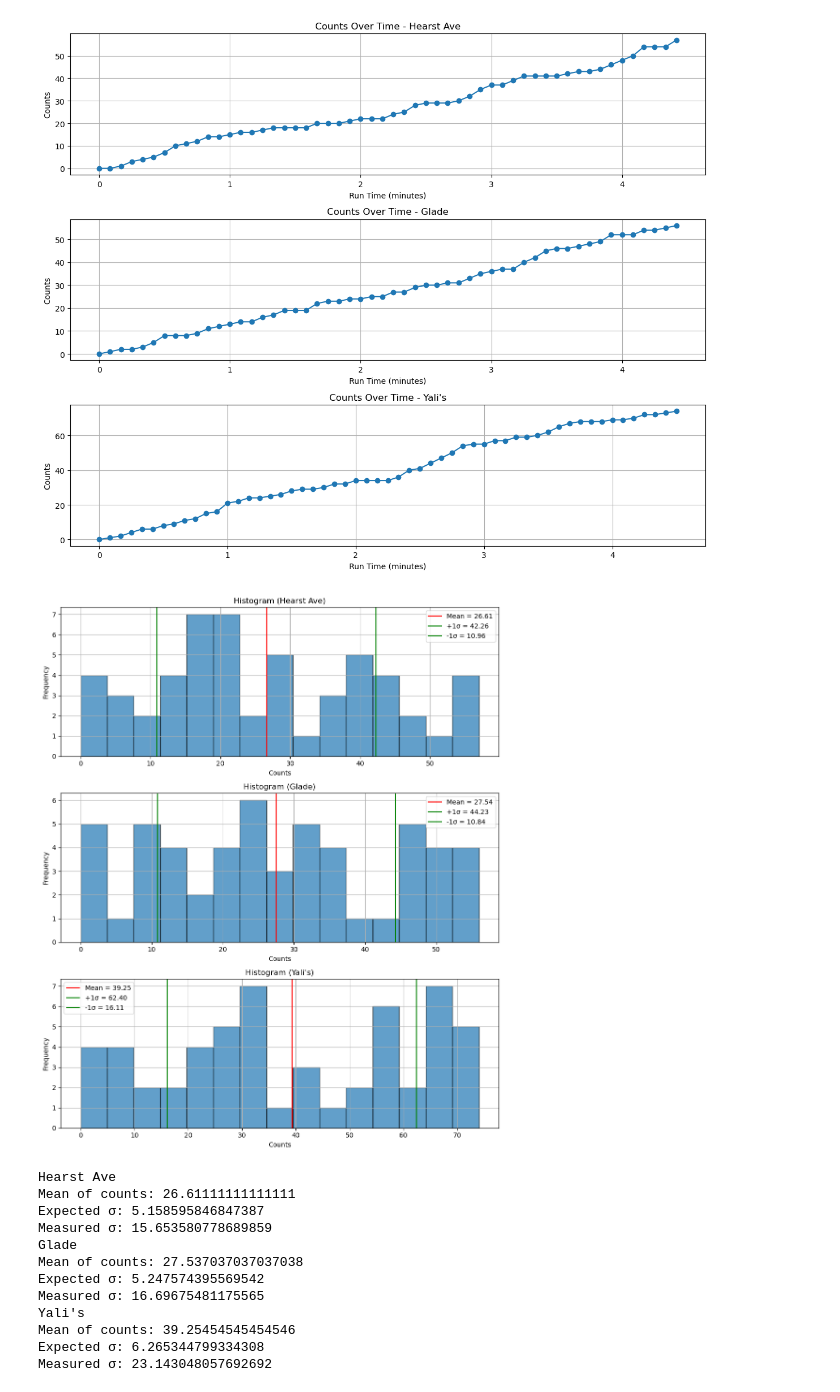
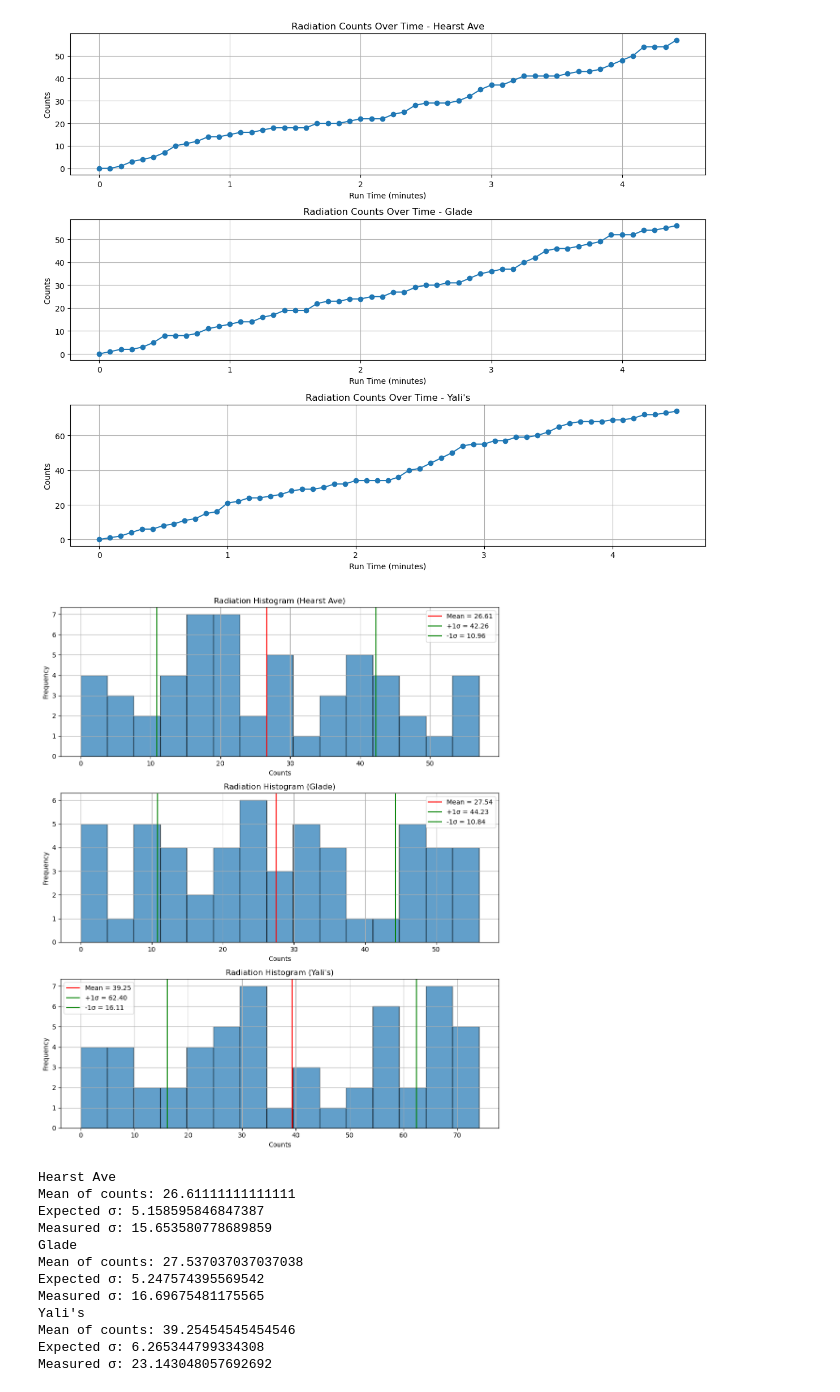
Before and after one commit to Andrewg161/E11Lab_-Nico-Andrew, a Jupyter notebook: Week 13/E11-Wk13.ipynb, the cells around one changed output. Drawn from its saved outputs; the diff is of its cells as text; code cells hidden in the pictures.

```diff
--- a/Week 13/E11-Wk13.ipynb
+++ b/Week 13/E11-Wk13.ipynb
@@ -7,30 +7,30 @@ df = pd.read_csv("Spectrum_Loc1_session1_group1_2025-04-11_16-51-13 (1).csv")
 # %%
 #A
 # Couldnt get temperature and 2.5 PM concentration sensors to work so only able to do
 # the radiation data. Also couldn't get location to work so had to split manually.
 df['Total_Counts'] = df['1023']
 
 locations = {
     "Hearst Ave": df.iloc[0:54].copy(),
     "Glade": df.iloc[54:108].copy(),
     "Yali's": df.iloc[108:163].copy()}
 
 for loc_data in locations.values():
     loc_data['Minutes'] = [i * 5 / 60 for i in range(len(loc_data))]
     loc_data['Counts'] = loc_data['Total_Counts'] - loc_data['Total_Counts'].iloc[0]
 
 fig, axes = plt.subplots(3, 1, figsize=(12, 10), sharex=False)
 for ax, (location, data) in zip(axes, locations.items()):
     ax.plot(data['Minutes'], data['Counts'], marker='o', linestyle='-')
-    ax.set_title(f"Counts Over Time - {location}")
+    ax.set_title(f"Radiation Counts Over Time - {location}")
     ax.set_xlabel("Run Time (minutes)")
     ax.set_ylabel("Counts")
     ax.grid()
 
 plt.tight_layout()
 plt.show()
 # %% [output]
-[figure, old version]
+[figure, new version]
 # %%
 #B
 fig, axes = plt.subplots(3, 1, figsize=(10, 12))
@@ -44,7 +44,7 @@ for ax, (location, data) in zip(axes, locations.items()):
     ax.axvline(mean_rel, color='red', label=f'Mean = {mean_rel:.2f}')
     ax.axvline(mean_rel + std_rel, color='green', label=f'+1σ = {mean_rel + std_rel:.2f}')
     ax.axvline(mean_rel - std_rel, color='green', label=f'-1σ = {mean_rel - std_rel:.2f}')
-    ax.set_title(f"Histogram ({location})")
+    ax.set_title(f"Radiation Histogram ({location})")
     ax.set_xlabel("Counts")
     ax.set_ylabel("Frequency")
     ax.legend()
@@ -53,7 +53,7 @@ for ax, (location, data) in zip(axes, locations.items()):
 plt.tight_layout()
 plt.show()
 # %% [output]
-[figure, old version]
+[figure, new version]
 # %%
 #C
 for location, data in locations.items():
```
